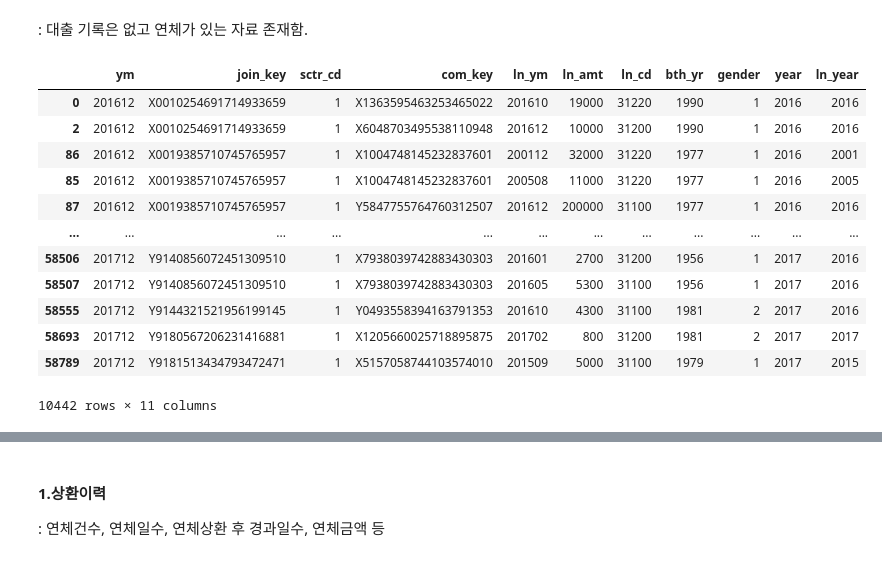
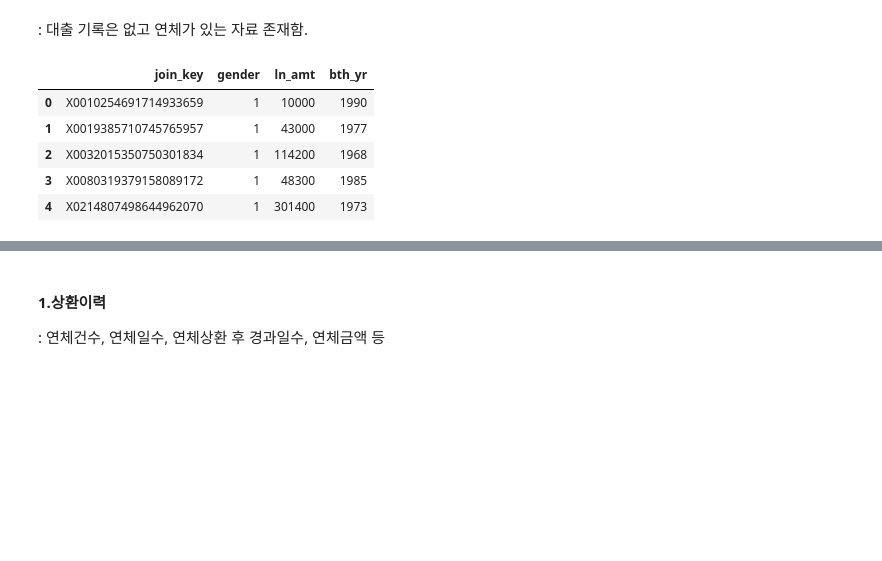
Before and after one commit to HyangGonJin/credb, a Jupyter notebook: [credb]Part1_preprocessing.ipynb, the cells around one changed output, grey strips where cells are left out. Cells and saved outputs as stored; diff of their text form; code cells hidden in the pictures; blank space fills up the shorter version.

```diff
--- a/[credb]Part1_preprocessing.ipynb
+++ b/[credb]Part1_preprocessing.ipynb
@@ -481,19 +481,13 @@ standard_year = 201712
 df_loan = loan.copy()
 df_dlq = dlq.copy()
 # %%
-df = df_loan[(df_loan['sctr_cd']==1)&(df_loan['year']<=2017)]
-df
+df = df_loan[(df_loan['sctr_cd']==1)&(df_loan['ym']==201712)]
+df1 = df.groupby(['join_key','gender'],as_index=False).agg({'ln_amt':'sum','bth_yr':'mean'})
+df1.head()
 # %% [output]
-|  | ym | join_key | sctr_cd | com_key | ln_ym | ln_amt | ln_cd | bth_yr | gender | year | ln_year |
-| 0 | 201612 | X0010254691714933659 | 1 | X1363595463253465022 | 201610 | 19000 | 31220 | 1990 | 1 | 2016 | 2016 |
-| 2 | 201612 | X0010254691714933659 | 1 | X6048703495538110948 | 201612 | 10000 | 31200 | 1990 | 1 | 2016 | 2016 |
-| 86 | 201612 | X0019385710745765957 | 1 | X1004748145232837601 | 200112 | 32000 | 31220 | 1977 | 1 | 2016 | 2001 |
-| 85 | 201612 | X0019385710745765957 | 1 | X1004748145232837601 | 200508 | 11000 | 31220 | 1977 | 1 | 2016 | 2005 |
-| 87 | 201612 | X0019385710745765957 | 1 | Y5847755764760312507 | 201612 | 200000 | 31100 | 1977 | 1 | 2016 | 2016 |
-| ... | ... | ... | ... | ... | ... | ... | ... | ... | ... | ... | ... |
-| 58506 | 201712 | Y9140856072451309510 | 1 | X7938039742883430303 | 201601 | 2700 | 31200 | 1956 | 1 | 2017 | 2016 |
-| 58507 | 201712 | Y9140856072451309510 | 1 | X7938039742883430303 | 201605 | 5300 | 31100 | 1956 | 1 | 2017 | 2016 |
-| 58555 | 201712 | Y9144321521956199145 | 1 | Y0493558394163791353 | 201610 | 4300 | 31100 | 1981 | 2 | 2017 | 2016 |
-| 58693 | 201712 | Y9180567206231416881 | 1 | X1205660025718895875 | 201702 | 800 | 31200 | 1981 | 2 | 2017 | 2017 |
-| 58789 | 201712 | Y9181513434793472471 | 1 | X5157058744103574010 | 201509 | 5000 | 31100 | 1979 | 1 | 2017 | 2015 |
+|  | join_key | gender | ln_amt | bth_yr |
+| 0 | X0010254691714933659 | 1 | 10000 | 1990 |
+| 1 | X0019385710745765957 | 1 | 43000 | 1977 |
+| 2 | X0032015350750301834 | 1 | 114200 | 1968 |
+| 3 | X0080319379158089172 | 1 | 48300 | 1985 |
+| 4 | X0214807498644962070 | 1 | 301400 | 1973 |
-10442 rows × 11 columns
```
Also changed, not shown: parts of 13 cells of this notebook.
